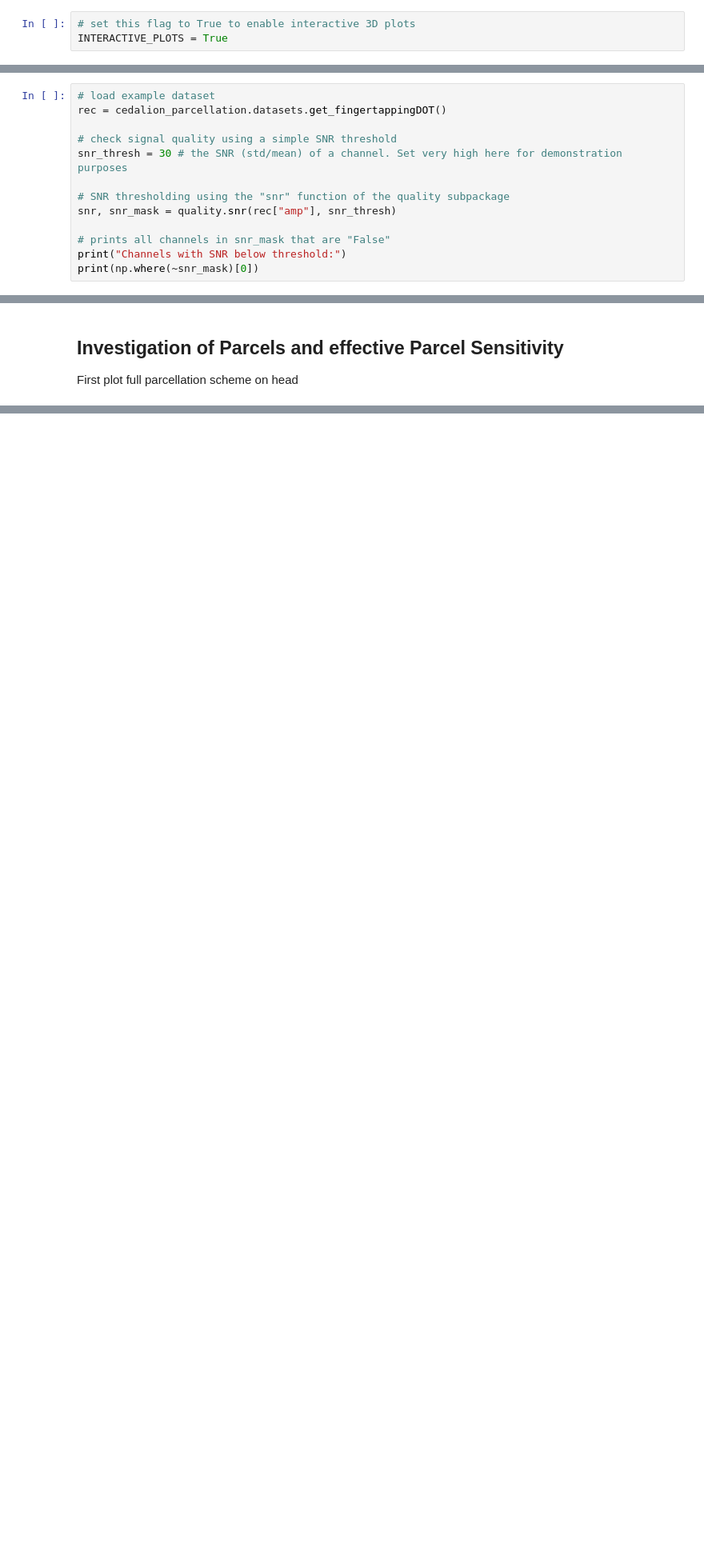
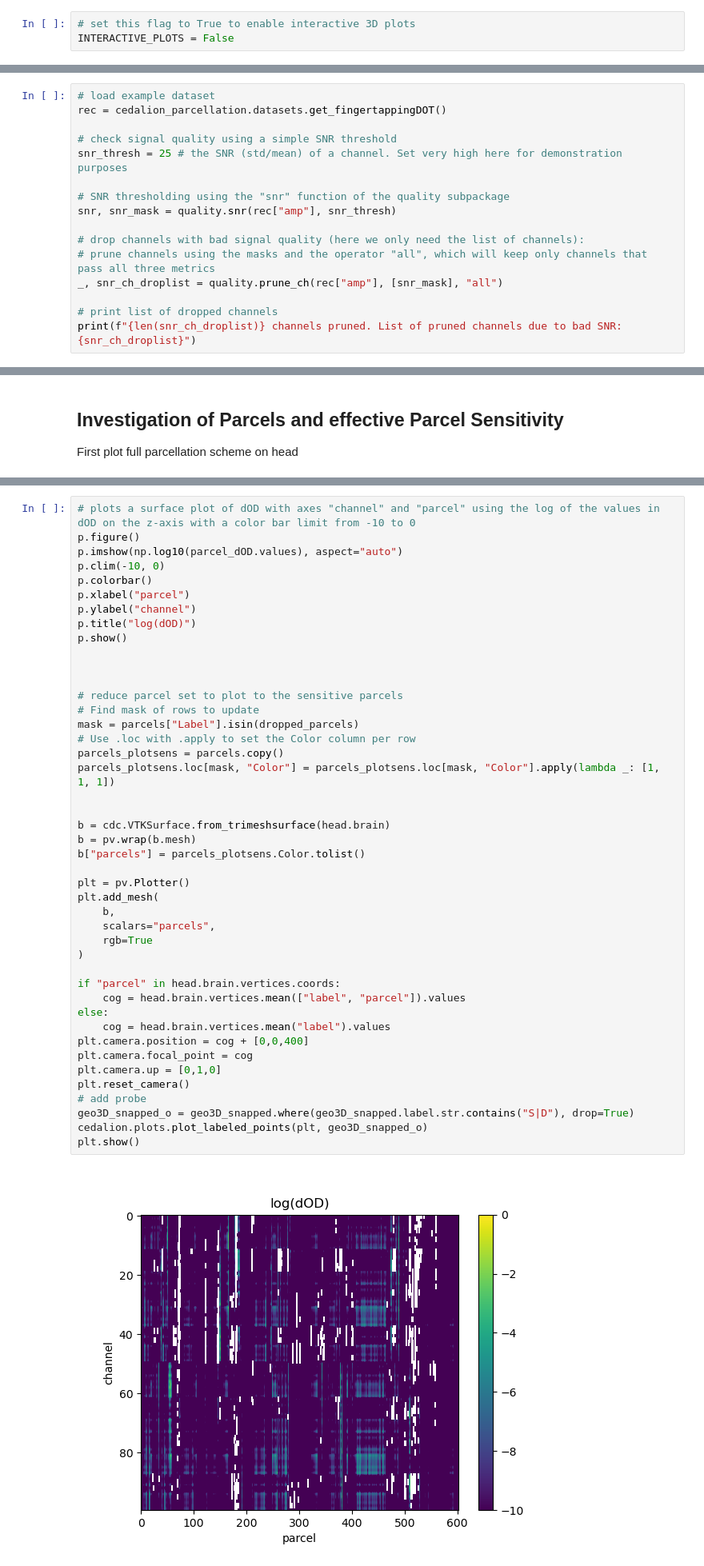
Before and after one commit to ibs-lab/cedalion, a Jupyter notebook: examples/signal_quality/23_parcel_sensitivity.ipynb, the cells around one changed output, grey strips where cells are left out. Shown at 80% size. Cells and saved outputs as stored; diff of their text form; blank space fills up the shorter version.

Commit message:
finalized parcel_sensitivity() and example notebook

```diff
--- a/examples/signal_quality/23_parcel_sensitivity.ipynb
+++ b/examples/signal_quality/23_parcel_sensitivity.ipynb
@@ -4,7 +4,7 @@
 This notebook shows how to examine the theoretical sensitivity of a probe on a headmodel to brain areas (here we use parcel coordinates from the Schaefer 2018 atlas), and how to identify parcels that should be dropped, because changes in them cannot be observed. For this the original designed probe can also be reduced to an effective probe by dropping channels that are pruned due to bad signal quality.
 # %%
 # set this flag to True to enable interactive 3D plots
-INTERACTIVE_PLOTS = True
+INTERACTIVE_PLOTS = False
 # %%
 import pyvista as pv
 
@@ -47,12 +55,15 @@ and perform some very basic quality checks to identify bad channels
 rec = cedalion_parcellation.datasets.get_fingertappingDOT()
 
 # check signal quality using a simple SNR threshold
-snr_thresh = 30 # the SNR (std/mean) of a channel. Set very high here for demonstration purposes
+snr_thresh = 25 # the SNR (std/mean) of a channel. Set very high here for demonstration purposes
 
 # SNR thresholding using the "snr" function of the quality subpackage
 snr, snr_mask = quality.snr(rec["amp"], snr_thresh)
 
-# prints all channels in snr_mask that are "False"
-print("Channels with SNR below threshold:")
-print(np.where(~snr_mask)[0])
+# drop channels with bad signal quality (here we only need the list of channels):
+# prune channels using the masks and the operator "all", which will keep only channels that pass all three metrics
+_, snr_ch_droplist = quality.prune_ch(rec["amp"], [snr_mask], "all")
+
+# print list of dropped channels
+print(f"{len(snr_ch_droplist)} channels pruned. List of pruned channels due to bad SNR: {snr_ch_droplist}")
 # %% [output]
@@ -292,0 +228,46 @@ Attributes: (0)
+# %%
+# plots a surface plot of dOD with axes "channel" and "parcel" using the log of the values in dOD on the z-axis with a color bar limit from -10 to 0
+p.figure()
+p.imshow(np.log10(parcel_dOD.values), aspect="auto")
+p.clim(-10, 0)
+p.colorbar()
+p.xlabel("parcel")
+p.ylabel("channel")
+p.title("log(dOD)")
+p.show()
+
+
+
+# reduce parcel set to plot to the sensitive parcels
+# Find mask of rows to update
+mask = parcels["Label"].isin(dropped_parcels)
+# Use .loc with .apply to set the Color column per row
+parcels_plotsens = parcels.copy()
+parcels_plotsens.loc[mask, "Color"] = parcels_plotsens.loc[mask, "Color"].apply(lambda _: [1, 1, 1])
+
+
+b = cdc.VTKSurface.from_trimeshsurface(head.brain)
+b = pv.wrap(b.mesh)
+b["parcels"] = parcels_plotsens.Color.tolist()
+
+plt = pv.Plotter()
+plt.add_mesh(
+    b,
+    scalars="parcels",
+    rgb=True
+)
+
+if "parcel" in head.brain.vertices.coords:
+    cog = head.brain.vertices.mean(["label", "parcel"]).values
+else:
+    cog = head.brain.vertices.mean("label").values
+plt.camera.position = cog + [0,0,400]
+plt.camera.focal_point = cog
+plt.camera.up = [0,1,0]
+plt.reset_camera()
+# add probe
+geo3D_snapped_o = geo3D_snapped.where(geo3D_snapped.label.str.contains("S|D"), drop=True)
+cedalion.plots.plot_labeled_points(plt, geo3D_snapped_o)
+plt.show()
+# %% [output]
+[figure, added]
```
Also changed, not shown: parts of 16 cells of this notebook, 2 other files.
